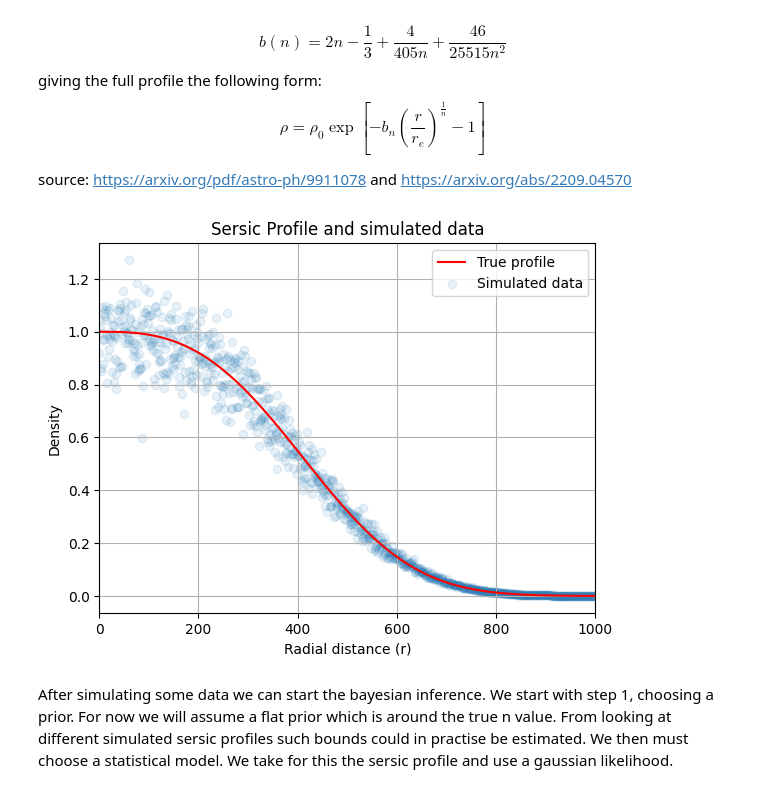
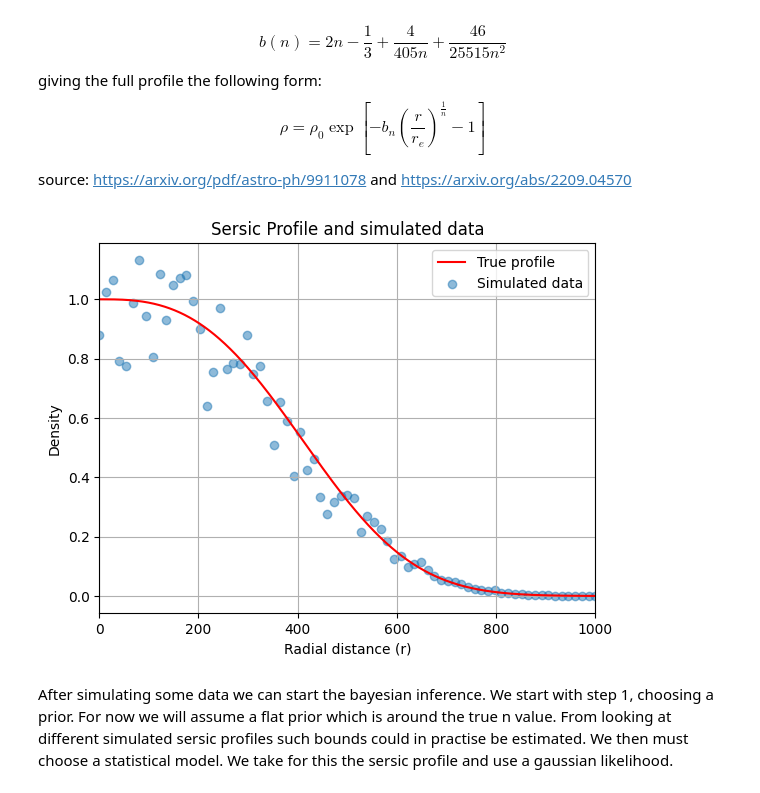
Before and after one commit to t-kist/Bayesian-Statistics-for-Astrophysics-2024, a Jupyter notebook: bayes24/lecture_notes/group4/Bundeltje/Scratchfile-Luka.ipynb, the cells around one changed output. Cells and saved outputs as stored; diff of their text form; code cells hidden in the pictures.

```diff
--- a/bayes24/lecture_notes/group4/Bundeltje/Scratchfile-Luka.ipynb
+++ b/bayes24/lecture_notes/group4/Bundeltje/Scratchfile-Luka.ipynb
@@ -29,39 +29,41 @@ np.random.seed(120847)
 def sersic_profile(r, r_e, n):
     """Compute the Sérsic profile"""
     b_n = 2 * n - 1/3 +4/(405*n) + 46/(25515*n**2) # Approximation for b_n
     rho = np.exp(-b_n * ((r / r_e)**(1/n) - 1))
     return rho / np.max(rho)
 
 def sim_data(r,r_e,n, fractional_uncertainty):
 	y_true = sersic_profile(r,r_e,n)
 	y_unc_true = np.abs(y_true)*fractional_uncertainty
 	y_sample = np.random.normal(y_true, y_unc_true, size=len(r))
 	return y_sample, y_unc_true
 
 
 R_max  = 1e3
-r_range = np.linspace(0,R_max,1000)
+r_range_model = np.linspace(0,R_max,1000)
 
 # True parameters
 true_n = 0.35
 true_r_e = 350
 
 #simulating data
-fractional_uncertainty = 0.1
-sim_r, sim_r_uncertainty = sim_data(r_range, true_r_e , true_n, fractional_uncertainty)
+fractional_uncertainty = 0.15
+r_range_sim = np.linspace(0,R_max,75)
+
+sim_r, sim_r_uncertainty = sim_data(r_range_sim, true_r_e , true_n, fractional_uncertainty)
 #
 plt.figure()
 plt.title("Sersic Profile and simulated data")
-plt.plot(r_range, sersic_profile(r_range, true_r_e, true_n), c="red", label="True profile")
-plt.scatter(r_range, sim_r, alpha=0.1, label="Simulated data")
+plt.plot(r_range_model, sersic_profile(r_range_model, true_r_e, true_n), c="red", label="True profile")
+plt.scatter(r_range_sim, sim_r, alpha=0.5, label="Simulated data")
 plt.xlim(0,R_max)
 plt.grid()
 plt.xlabel("Radial distance (r)")
 plt.ylabel("Density")
 plt.legend()
 plt.show()
 # %% [output]
-[figure, old version]
+[figure, new version]
 # %% [markdown]
 After simulating some data we can start the bayesian inference. We start with step 1, choosing a prior. For now we will assume a flat prior which is around the true n value. From looking at different simulated sersic profiles such bounds could in practise be estimated. We then must choose a statistical model. We take for this the sersic profile and use a gaussian likelihood.
 # %%
```
Also changed, not shown: parts of 13 cells of this notebook.
